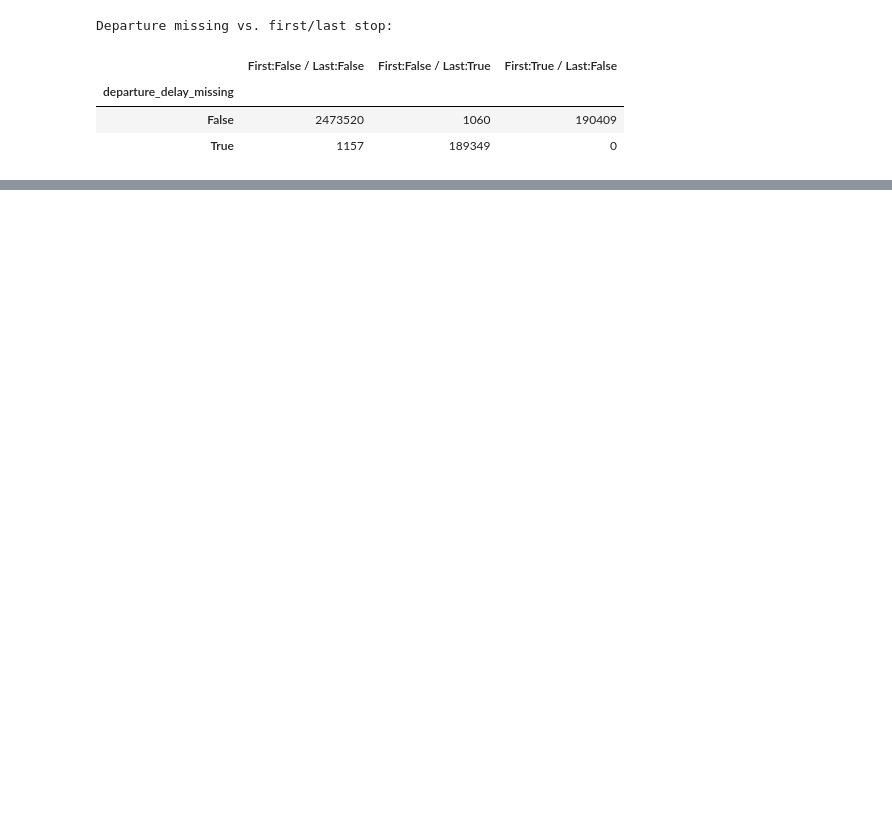
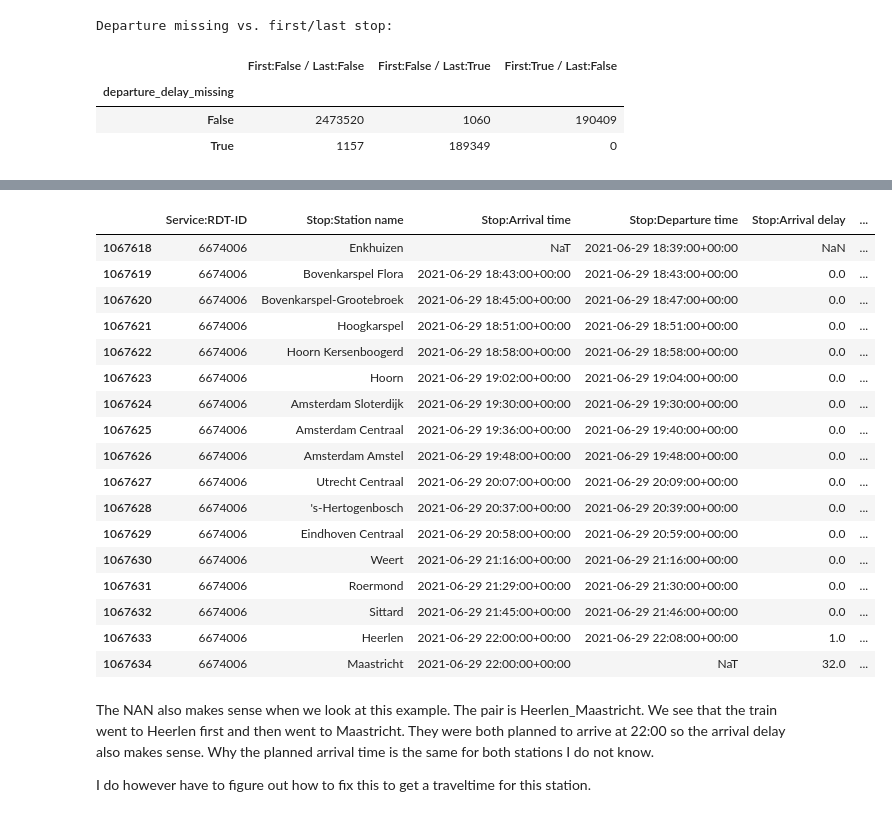
Before and after one commit to TheTrumpetist27/TrainDelayPredictor, a Jupyter notebook: Data analysis & Feature Engineering 2.ipynb, the cells around one changed output, grey strips where cells are left out. Cells and saved outputs as stored; diff of their text form; code cells hidden in the pictures; blank space fills up the shorter version.

```diff
--- a/Data analysis & Feature Engineering 2.ipynb
+++ b/Data analysis & Feature Engineering 2.ipynb
@@ -186,0 +343,5 @@ Departure missing vs. first/last stop:
+# %%
+df["prev_station"] = df.groupby("Service:RDT-ID")["Stop:Station code"].shift(1)
+df["station_pair"] = df["prev_station"] + "_" + df["Stop:Station code"]
+
+df[["Stop:Station name", "prev_station", "station_pair"]]
@@ -186,0 +448,4 @@ Departure missing vs. first/last stop:
+# %%
+df = df.drop(columns=["sort_time"])
+df["sort_time"] = df["arrival_time"].fillna(df["departure_time"])
+df = df.sort_values(["Service:RDT-ID", "sort_time"]).reset_index(drop=True)
@@ -186,0 +479,7 @@ Departure missing vs. first/last stop:
+# %%
+df = df.drop(columns=["prev_station", "station_pair"])
+
+df["prev_station"] = df.groupby("Service:RDT-ID")["Stop:Station code"].shift(1)
+df["station_pair"] = df["prev_station"] + "_" + df["Stop:Station code"]
+
+df[["Stop:Station name", "prev_station", "station_pair"]]
@@ -186,0 +625,29 @@ Departure missing vs. first/last stop:
+# %%
+example = 6674006
+df[df["Service:RDT-ID"] == example][[
+    "Service:RDT-ID", "Stop:Station name", "Stop:Arrival time", "Stop:Departure time", "Stop:Arrival delay", "Stop:Departure delay", "arrival_delay_needs_fix", "arrival_delay", "sort_time"
+]]
+# %% [output]
+|  | Service:RDT-ID | Stop:Station name | Stop:Arrival time | Stop:Departure time | Stop:Arrival delay | ... |
+| 1067618 | 6674006 | Enkhuizen | NaT | 2021-06-29 18:39:00+00:00 | NaN | ... |
+| 1067619 | 6674006 | Bovenkarspel Flora | 2021-06-29 18:43:00+00:00 | 2021-06-29 18:43:00+00:00 | 0.0 | ... |
+| 1067620 | 6674006 | Bovenkarspel-Grootebroek | 2021-06-29 18:45:00+00:00 | 2021-06-29 18:47:00+00:00 | 0.0 | ... |
+| 1067621 | 6674006 | Hoogkarspel | 2021-06-29 18:51:00+00:00 | 2021-06-29 18:51:00+00:00 | 0.0 | ... |
+| 1067622 | 6674006 | Hoorn Kersenboogerd | 2021-06-29 18:58:00+00:00 | 2021-06-29 18:58:00+00:00 | 0.0 | ... |
+| 1067623 | 6674006 | Hoorn | 2021-06-29 19:02:00+00:00 | 2021-06-29 19:04:00+00:00 | 0.0 | ... |
+| 1067624 | 6674006 | Amsterdam Sloterdijk | 2021-06-29 19:30:00+00:00 | 2021-06-29 19:30:00+00:00 | 0.0 | ... |
+| 1067625 | 6674006 | Amsterdam Centraal | 2021-06-29 19:36:00+00:00 | 2021-06-29 19:40:00+00:00 | 0.0 | ... |
+| 1067626 | 6674006 | Amsterdam Amstel | 2021-06-29 19:48:00+00:00 | 2021-06-29 19:48:00+00:00 | 0.0 | ... |
+| 1067627 | 6674006 | Utrecht Centraal | 2021-06-29 20:07:00+00:00 | 2021-06-29 20:09:00+00:00 | 0.0 | ... |
+| 1067628 | 6674006 | 's-Hertogenbosch | 2021-06-29 20:37:00+00:00 | 2021-06-29 20:39:00+00:00 | 0.0 | ... |
+| 1067629 | 6674006 | Eindhoven Centraal | 2021-06-29 20:58:00+00:00 | 2021-06-29 20:59:00+00:00 | 0.0 | ... |
+| 1067630 | 6674006 | Weert | 2021-06-29 21:16:00+00:00 | 2021-06-29 21:16:00+00:00 | 0.0 | ... |
+| 1067631 | 6674006 | Roermond | 2021-06-29 21:29:00+00:00 | 2021-06-29 21:30:00+00:00 | 0.0 | ... |
+| 1067632 | 6674006 | Sittard | 2021-06-29 21:45:00+00:00 | 2021-06-29 21:46:00+00:00 | 0.0 | ... |
+| 1067633 | 6674006 | Heerlen | 2021-06-29 22:00:00+00:00 | 2021-06-29 22:08:00+00:00 | 1.0 | ... |
+| 1067634 | 6674006 | Maastricht | 2021-06-29 22:00:00+00:00 | NaT | 32.0 | ... |
+# %% [markdown]
+The NAN also makes sense when we look at this example. The pair is Heerlen_Maastricht. We see that the train went to Heerlen first and then went to Maastricht. They were both planned to arrive at 22:00 so the arrival delay also makes sense.
+Why the planned arrival time is the same for both stations I do not know.
+
+I do however have to figure out how to fix this to get a traveltime for this station.
```
Also changed, not shown: parts of 37 cells of this notebook.
